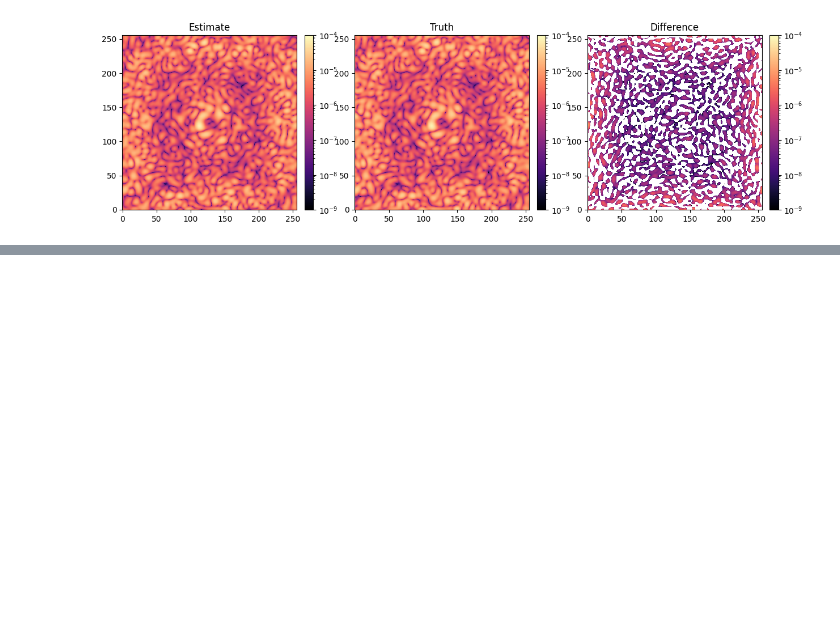
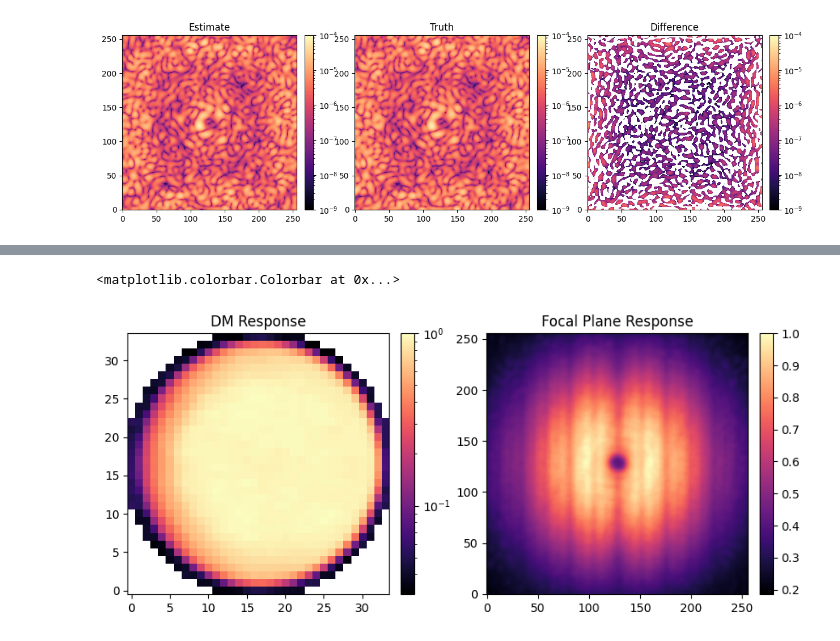
Before and after one commit to zhangderby/scoob-scc, a Jupyter notebook: notebooks_sim/test_scc.ipynb, the cells around one changed output, grey strips where cells are left out. Drawn from its saved outputs; the diff is of its cells as text; code cells hidden in the pictures; blank space fills up the shorter version.

```diff
--- a/notebooks_sim/test_scc.ipynb
+++ b/notebooks_sim/test_scc.ipynb
@@ -97,0 +112,19 @@ estimate = scc.take_measurement(I=M, scc_reference=ref_scc, shift=27, diam_windo
+# %%
+dm_response_map = xp.sqrt(xp.mean(xp.abs(jacobian.dot(control_modes.reshape(control_modes.shape[0], -2))), axis=0))
+dm_response_map = dm_response_map.reshape(M.Nact, M.Nact) / xp.max(dm_response_map)
+
+fp_response_map = xp.sqrt(xp.mean(xp.abs(jacobian_full), axis=1)).reshape(M.ncamsci, M.ncamsci)
+fp_response_map /= xp.max(fp_response_map)
+
+plt.figure(figsize=(10, 4))
+plt.subplot(121)
+plt.title('DM Response')
+plt.imshow(dm_response_map.get(), cmap='magma', norm='log')
+plt.colorbar(fraction=0.046, pad=0.04)
+plt.subplot(122)
+plt.title('Focal Plane Response')
+plt.imshow(fp_response_map.get(), cmap='magma')
+plt.colorbar(fraction=0.046, pad=0.04)
+# %% [output]
+<matplotlib.colorbar.Colorbar at 0x...>
+[figure, added]
```
Also changed, not shown: parts of 4 cells of this notebook, 1 other file.
